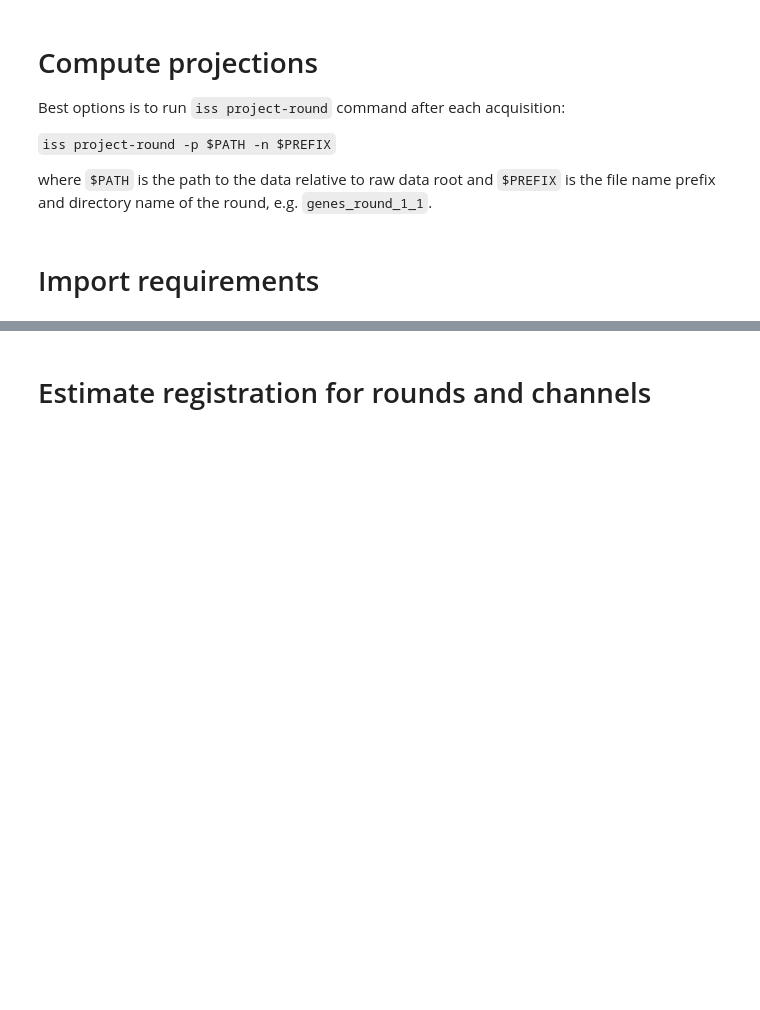
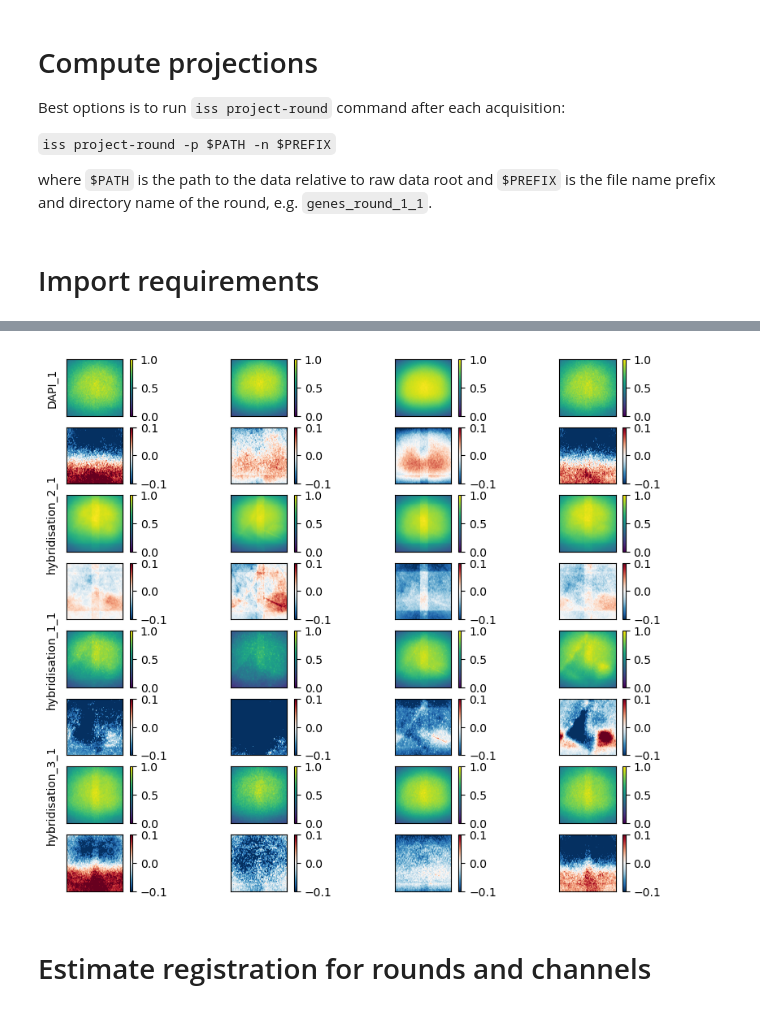
Before and after one commit to znamlab/iss-preprocess, a Jupyter notebook: notebooks/pipeline.ipynb, the cells around one changed output, grey strips where cells are left out. Cells and saved outputs as stored; diff of their text form; code cells hidden in the pictures; blank space fills up the shorter version.

Commit message:
Add illumination correction to pipeline notebook

```diff
--- a/notebooks/pipeline.ipynb
+++ b/notebooks/pipeline.ipynb
@@ -19,2 +94,11 @@ from matplotlib.animation import FuncAnimation
+# %%
+# Generate diagnostic plot
+from iss_preprocess.pipeline import diagnostic
+# it takes about 2 minutes to run and save all images
+diagnostic.check_illumination_correction(
+    data_path, grand_averages=("barcode_round", "genes_round"), verbose=False
+)
+# %% [output]
+[figure, added]
 # %% [markdown]
 # Estimate registration for rounds and channels
```
Also changed, not shown: parts of 7 cells of this notebook.
